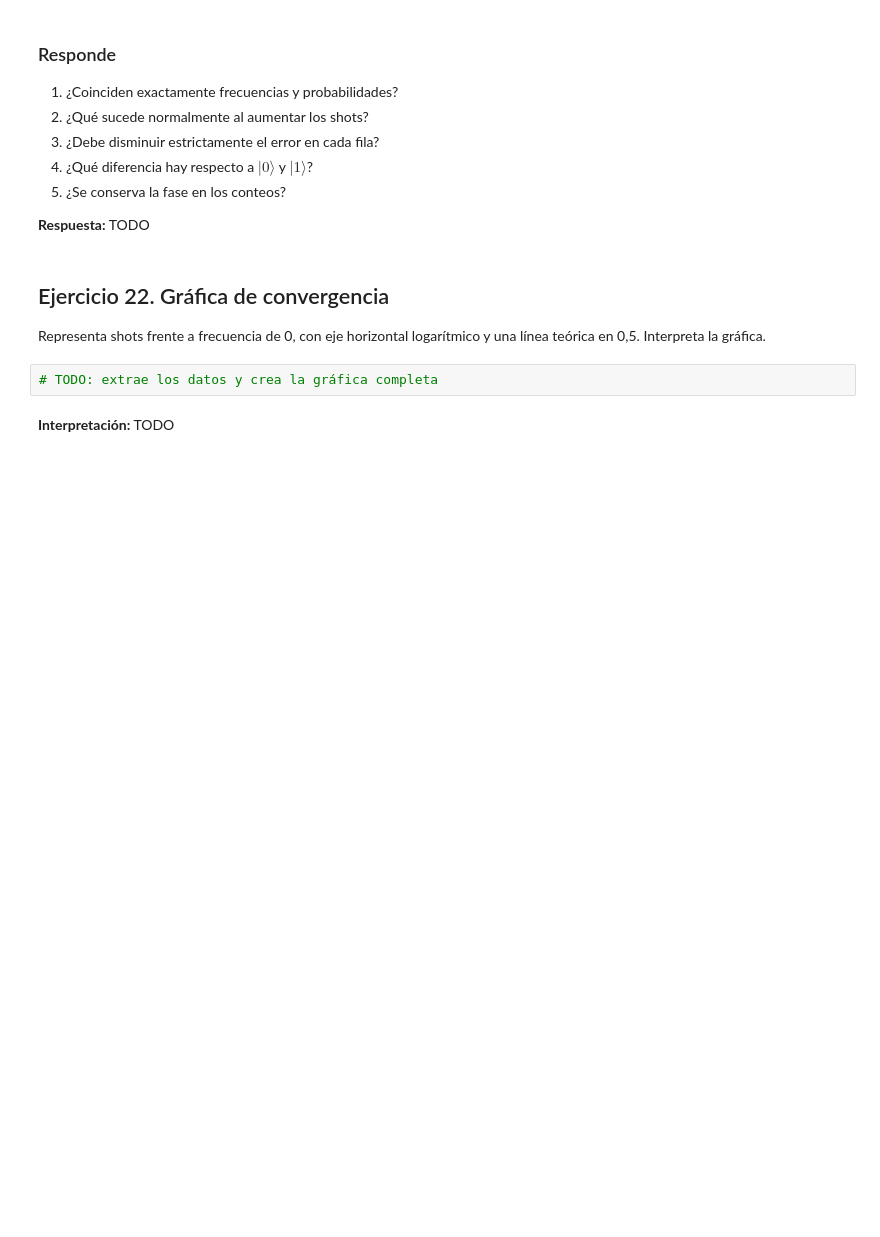
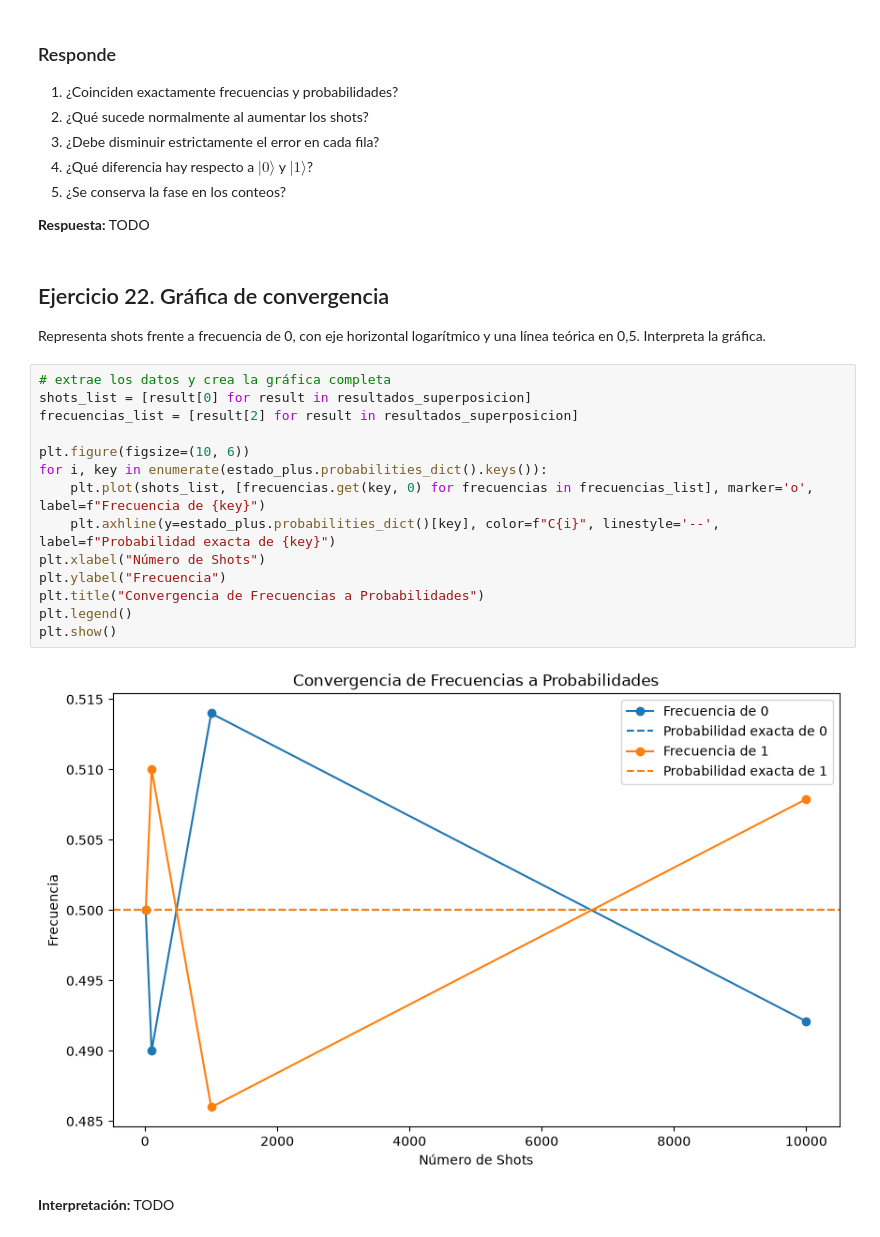
Before and after one commit to marta-perez-roldan/Computacion-Cuantica, a Jupyter notebook: Tema 2/2_practica1.ipynb, the cells around one changed output. Cells and saved outputs as stored; diff of their text form; blank space fills up the shorter version.

```diff
--- a/Tema 2/2_practica1.ipynb
+++ b/Tema 2/2_practica1.ipynb
@@ -717,8 +816,22 @@ resultados_superposicion = []
 ## Ejercicio 22. Gráfica de convergencia
 
 Representa shots frente a frecuencia de 0, con eje horizontal logarítmico y una línea teórica en 0,5. Interpreta la gráfica.
-# %%
-# TODO: extrae los datos y crea la gráfica completa
+# %%
+# extrae los datos y crea la gráfica completa
+shots_list = [result[0] for result in resultados_superposicion]
+frecuencias_list = [result[2] for result in resultados_superposicion]
+
+plt.figure(figsize=(10, 6))
+for i, key in enumerate(estado_plus.probabilities_dict().keys()):
+    plt.plot(shots_list, [frecuencias.get(key, 0) for frecuencias in frecuencias_list], marker='o', label=f"Frecuencia de {key}")
+    plt.axhline(y=estado_plus.probabilities_dict()[key], color=f"C{i}", linestyle='--', label=f"Probabilidad exacta de {key}")
+plt.xlabel("Número de Shots")
+plt.ylabel("Frecuencia")
+plt.title("Convergencia de Frecuencias a Probabilidades")
+plt.legend()
+plt.show()
+# %% [output]
+[figure, added]
 # %% [markdown]
 **Interpretación:** TODO
 # %% [markdown]
```
Also changed, not shown: parts of 29 cells of this notebook, 1 other file.
